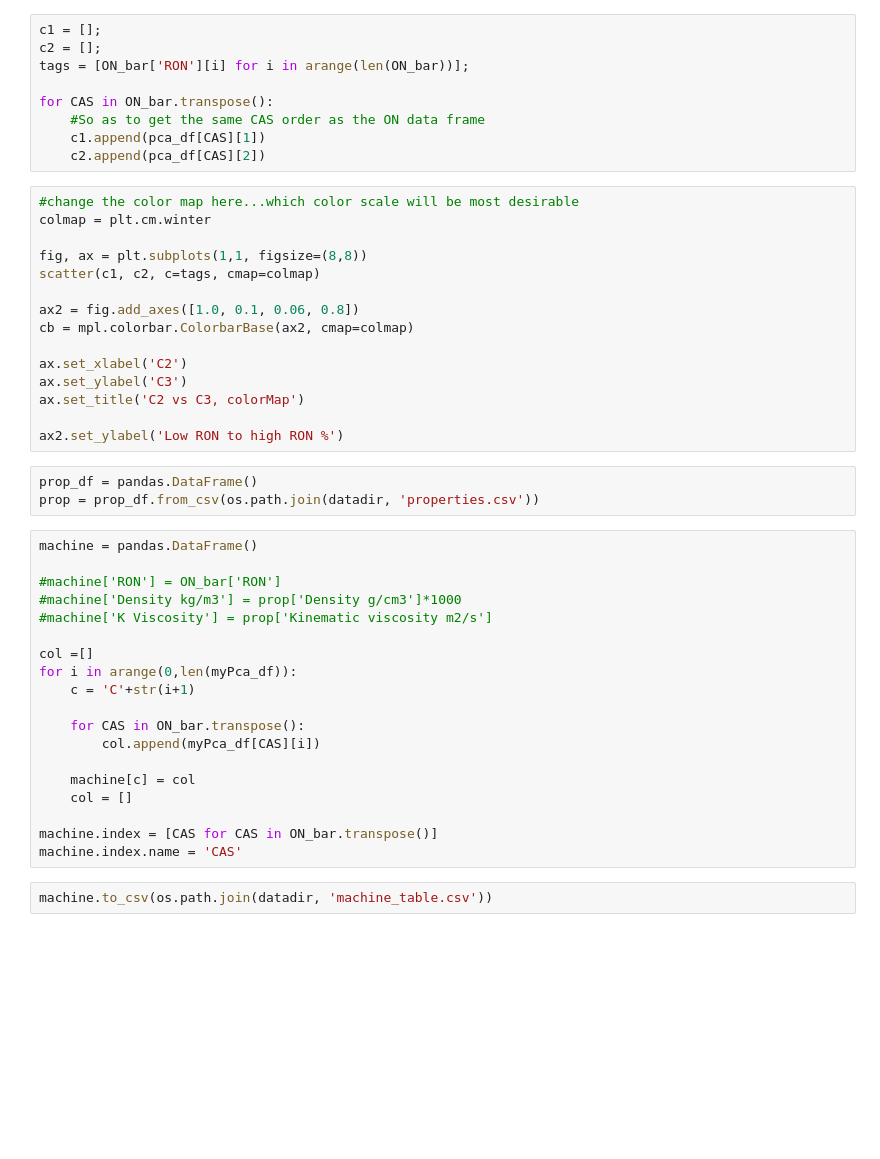
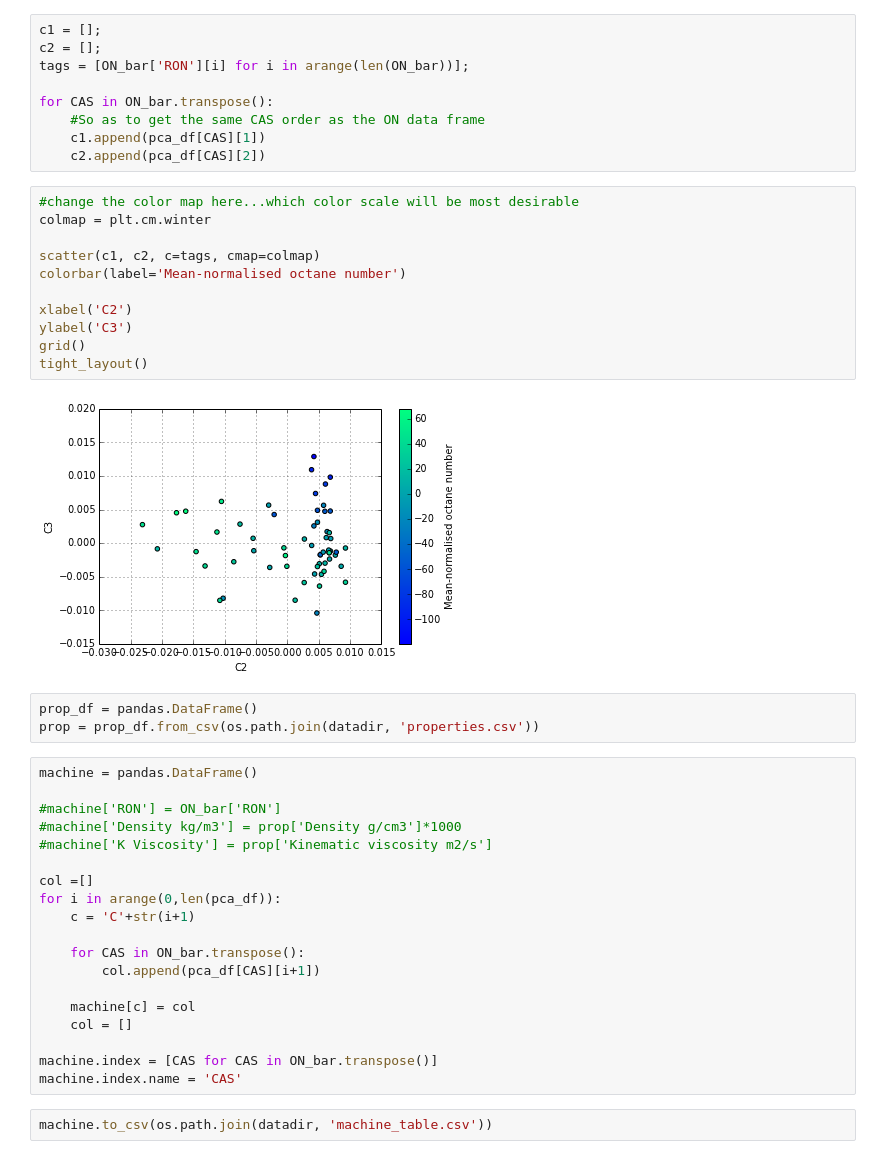
Before and after one commit to BrandonJvV/OctaneNumber, a Jupyter notebook: OctanePrediction.ipynb, the cells around one changed output. Drawn from its saved outputs; the diff is of its cells as text; blank space fills up the shorter version.

Commit message:
Small fixes to get OctanePrediction.ipynb to work

```diff
--- a/OctanePrediction.ipynb
+++ b/OctanePrediction.ipynb
@@ -62,18 +60,16 @@ for CAS in ON_bar.transpose():
 # %%
 #change the color map here...which color scale will be most desirable
 colmap = plt.cm.winter
 
-fig, ax = plt.subplots(1,1, figsize=(8,8))
 scatter(c1, c2, c=tags, cmap=colmap)
+colorbar(label='Mean-normalised octane number')
 
-ax2 = fig.add_axes([1.0, 0.1, 0.06, 0.8])
-cb = mpl.colorbar.ColorbarBase(ax2, cmap=colmap)
-
-ax.set_xlabel('C2')
-ax.set_ylabel('C3')
-ax.set_title('C2 vs C3, colorMap')
-
-ax2.set_ylabel('Low RON to high RON %')
+xlabel('C2')
+ylabel('C3')
+grid()
+tight_layout()
+# %% [output]
+[figure, added]
 # %%
 prop_df = pandas.DataFrame()
 prop = prop_df.from_csv(os.path.join(datadir, 'properties.csv'))
@@ -85,11 +81,11 @@ machine = pandas.DataFrame()
 #machine['K Viscosity'] = prop['Kinematic viscosity m2/s']
 
 col =[]
-for i in arange(0,len(myPca_df)):
+for i in arange(0,len(pca_df)):
     c = 'C'+str(i+1)
 
     for CAS in ON_bar.transpose():
-        col.append(myPca_df[CAS][i])
+        col.append(pca_df[CAS][i+1])
 
     machine[c] = col
     col = []
```
Also changed, not shown: parts of 6 cells of this notebook, 1 other file.
